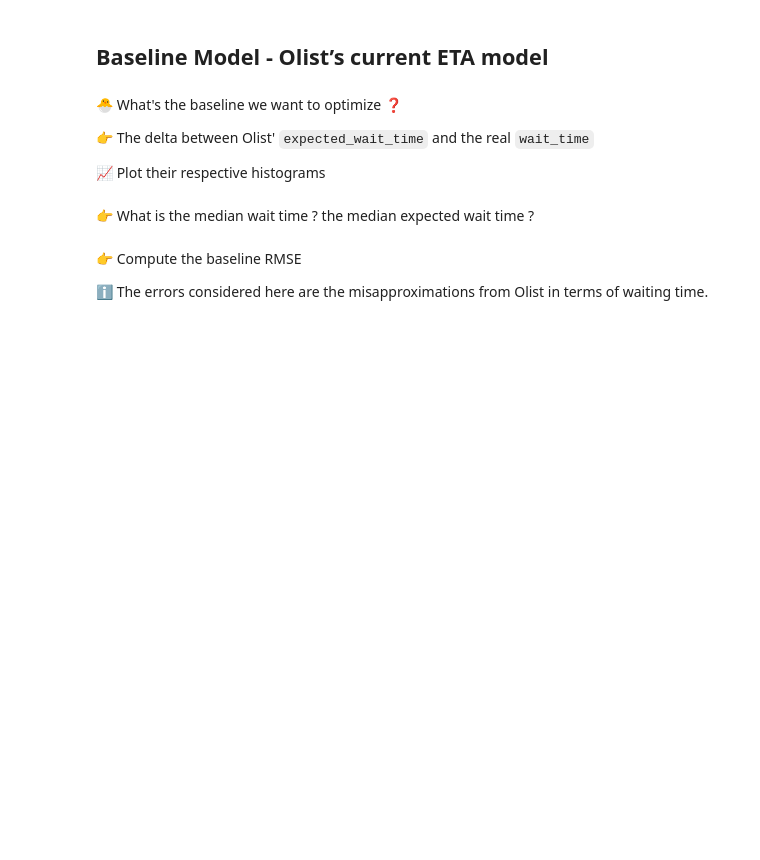
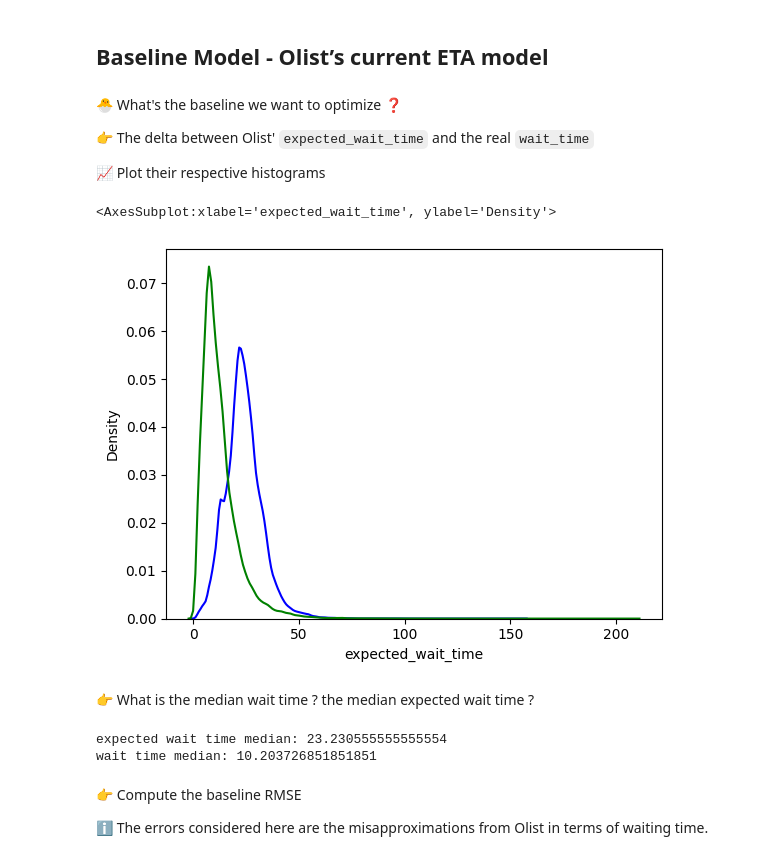
Before and after one commit to trouni/batch-1106, a Jupyter notebook: recaps/delivery_time.ipynb, the cells around one changed output. Cells and saved outputs as stored; diff of their text form; code cells hidden in the pictures; blank space fills up the shorter version.

Commit message:
Add Delivery Time recap notebook

```diff
--- a/recaps/delivery_time.ipynb
+++ b/recaps/delivery_time.ipynb
@@ -38,5 +65,11 @@ orders.info()
 👉 The delta between Olist' `expected_wait_time` and the real `wait_time`
 
 📈 Plot their respective histograms
+# %%
+sns.kdeplot(orders['expected_wait_time'], color='blue')
+sns.kdeplot(orders['wait_time'], color='green')
+# %% [output]
+<AxesSubplot:xlabel='expected_wait_time', ylabel='Density'>
+[figure, added]
 # %% [markdown]
 👉 What is the median wait time ? the median expected wait time ?
@@ -45,3 +76,9 @@ orders.info()
+# %%
+print(f'expected wait time median: {orders.expected_wait_time.median()}')
+print(f'wait time median: {orders.wait_time.median()}')
+# %% [output]
+expected wait time median: 23.230555555555554
+wait time median: 10.203726851851851
 # %% [markdown]
 👉 Compute the baseline RMSE
 
```
Also changed, not shown: parts of 38 cells of this notebook.
